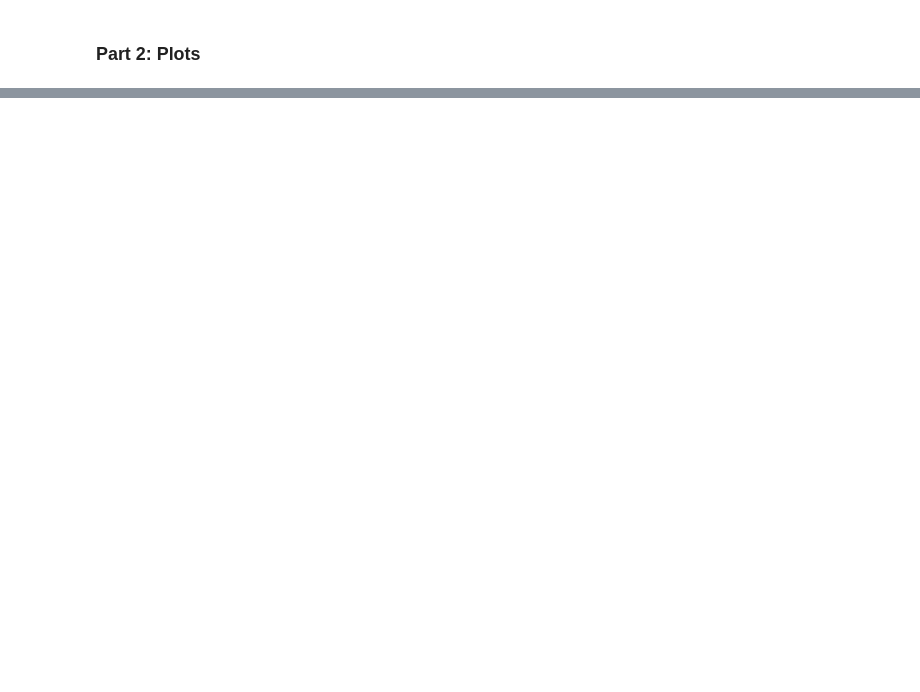
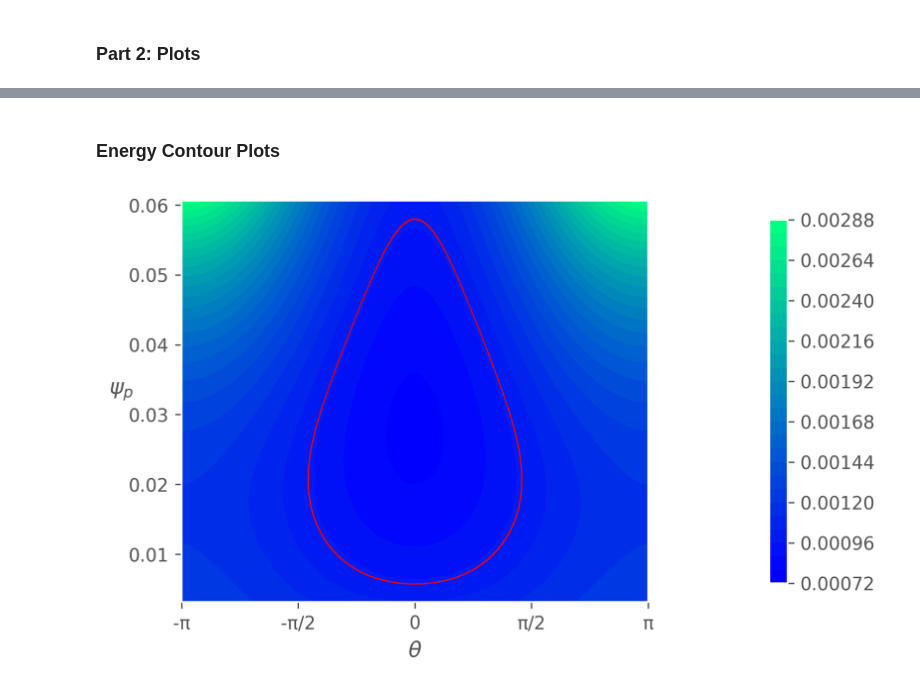
Before and after one commit to PlasmaPhy/guiding-center-motion, a Jupyter notebook: Notebook.ipynb, the cells around one changed output, grey strips where cells are left out. Drawn from its saved outputs; the diff is of its cells as text; code cells hidden in the pictures; blank space fills up the shorter version.

```diff
--- a/Notebook.ipynb
+++ b/Notebook.ipynb
@@ -60,0 +76,6 @@ current_particle.plot_drift()
+# %% [markdown]
+### Energy Contour Plots
+# %%
+cwp.contour_energy(theta_lim = "auto", psi_lim = "auto", Pz = Pz0)
+# %% [output]
+[figure, added]
```
Also changed, not shown: parts of 18 cells of this notebook, 3 other files.
